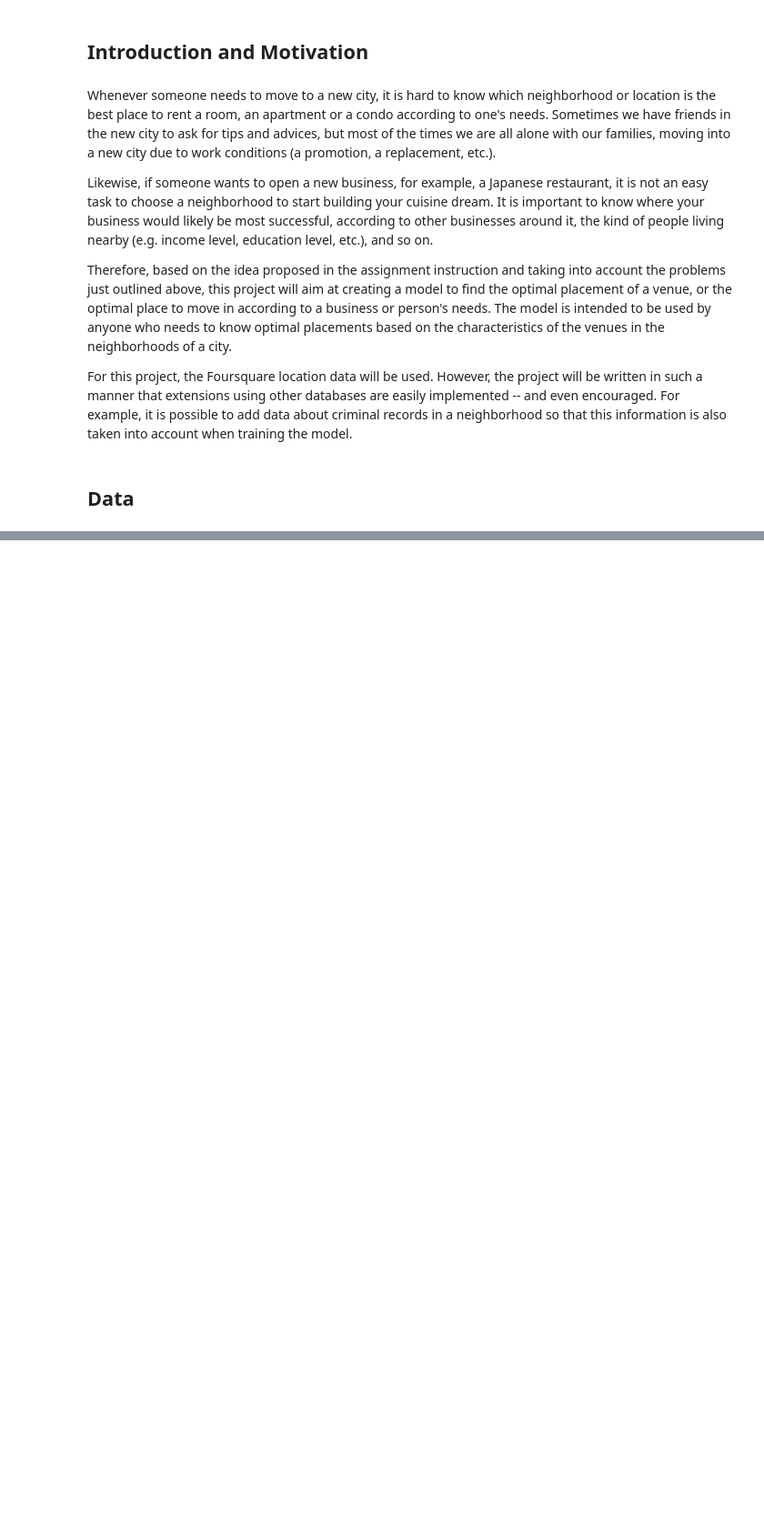
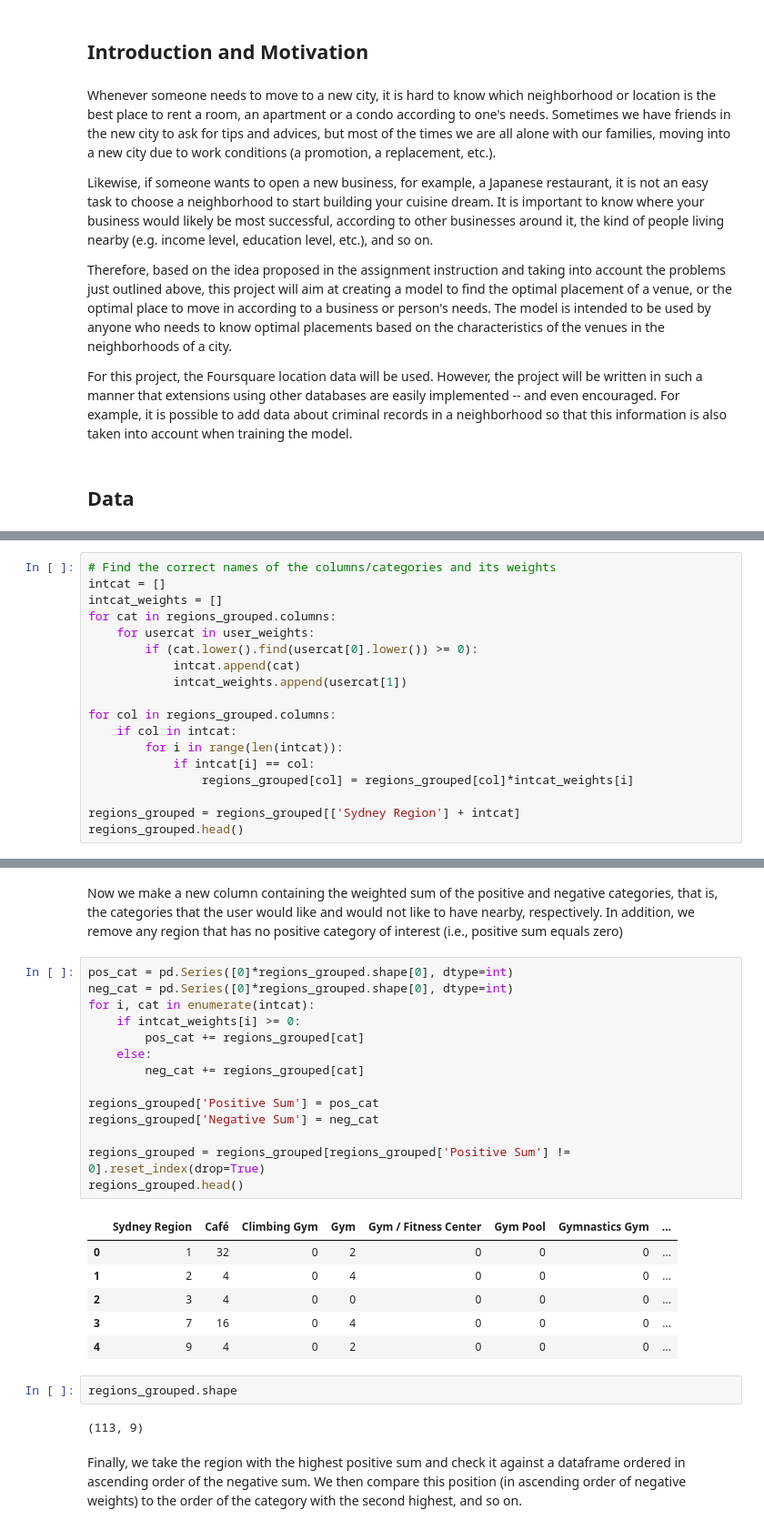
Before and after one commit to edauricio/Coursera_Capstone, a Jupyter notebook: final_IBM_project.ipynb, the cells around one changed output, grey strips where cells are left out. Shown at 91% size. Cells and saved outputs as stored; diff of their text form; blank space fills up the shorter version.

```diff
--- a/final_IBM_project.ipynb
+++ b/final_IBM_project.ipynb
@@ -19,0 +400,18 @@ With the information about venues around a given neighborhood, we then create a
+# %%
+# Find the correct names of the columns/categories and its weights
+intcat = []
+intcat_weights = []
+for cat in regions_grouped.columns:
+    for usercat in user_weights:
+        if (cat.lower().find(usercat[0].lower()) >= 0):
+            intcat.append(cat)
+            intcat_weights.append(usercat[1])
+
+for col in regions_grouped.columns:
+    if col in intcat:
+        for i in range(len(intcat)):
+            if intcat[i] == col:
+                regions_grouped[col] = regions_grouped[col]*intcat_weights[i]
+
+regions_grouped = regions_grouped[['Sydney Region'] + intcat]
+regions_grouped.head()
@@ -19,0 +425,29 @@ With the information about venues around a given neighborhood, we then create a
+# %% [markdown]
+Now we make a new column containing the weighted sum of the positive and negative categories, that is, the categories that the user would like and would not like to have nearby, respectively. In addition, we remove any region that has no positive category of interest (i.e., positive sum equals zero)
+# %%
+pos_cat = pd.Series([0]*regions_grouped.shape[0], dtype=int)
+neg_cat = pd.Series([0]*regions_grouped.shape[0], dtype=int)
+for i, cat in enumerate(intcat):
+    if intcat_weights[i] >= 0:
+        pos_cat += regions_grouped[cat]
+    else:
+        neg_cat += regions_grouped[cat]
+
+regions_grouped['Positive Sum'] = pos_cat
+regions_grouped['Negative Sum'] = neg_cat
+
+regions_grouped = regions_grouped[regions_grouped['Positive Sum'] != 0].reset_index(drop=True)
+regions_grouped.head()
+# %% [output]
+|  | Sydney Region | Café | Climbing Gym | Gym | Gym / Fitness Center | Gym Pool | Gymnastics Gym | ... |
+| 0 | 1 | 32 | 0 | 2 | 0 | 0 | 0 | ... |
+| 1 | 2 | 4 | 0 | 4 | 0 | 0 | 0 | ... |
+| 2 | 3 | 4 | 0 | 0 | 0 | 0 | 0 | ... |
+| 3 | 7 | 16 | 0 | 4 | 0 | 0 | 0 | ... |
+| 4 | 9 | 4 | 0 | 2 | 0 | 0 | 0 | ... |
+# %%
+regions_grouped.shape
+# %% [output]
+(113, 9)
+# %% [markdown]
+Finally, we take the region with the highest positive sum and check it against a dataframe ordered in ascending order of the negative sum. We then compare this position (in ascending order of negative weights) to the order of the category with the second highest, and so on.
```
Also changed, not shown: parts of 58 cells of this notebook, 2 other files.
